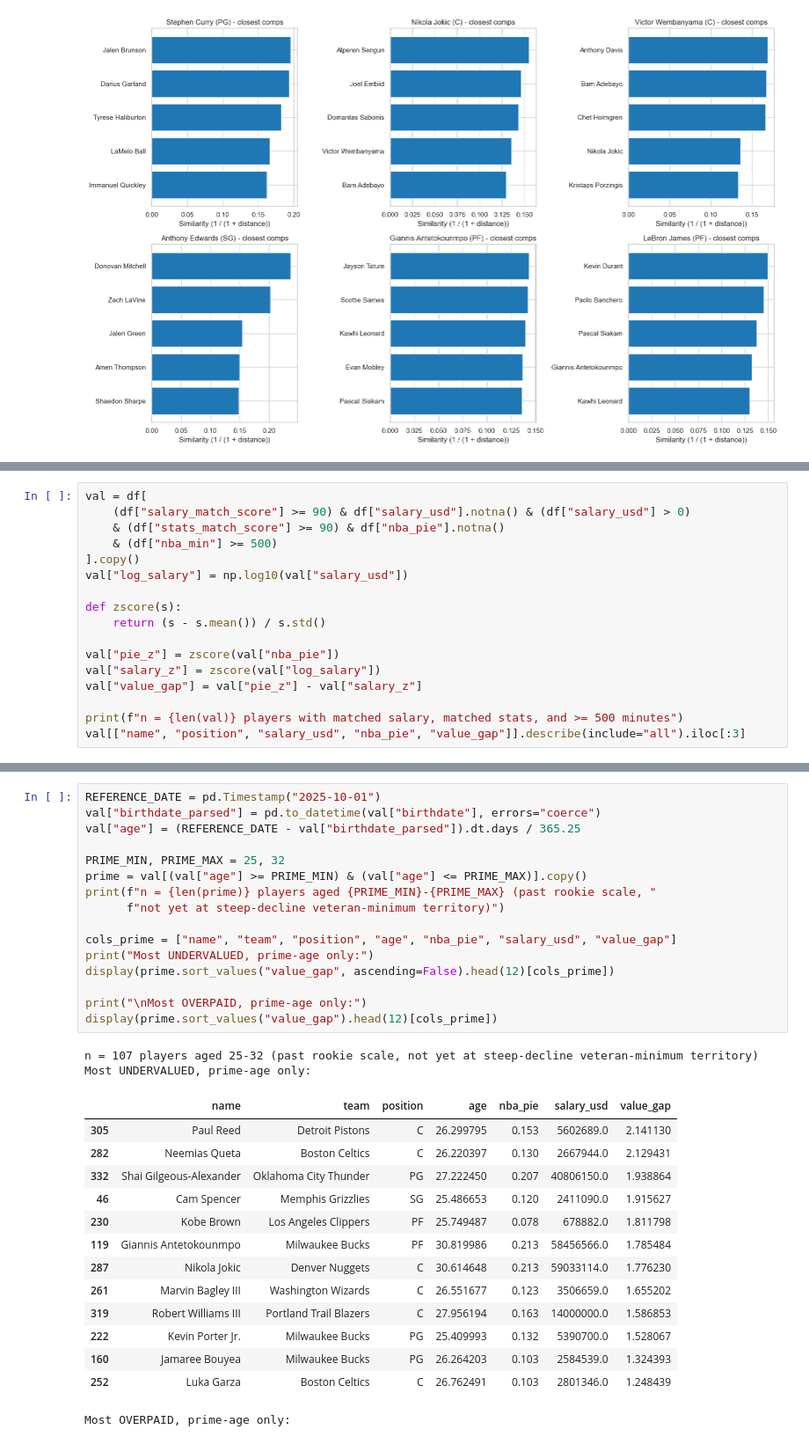
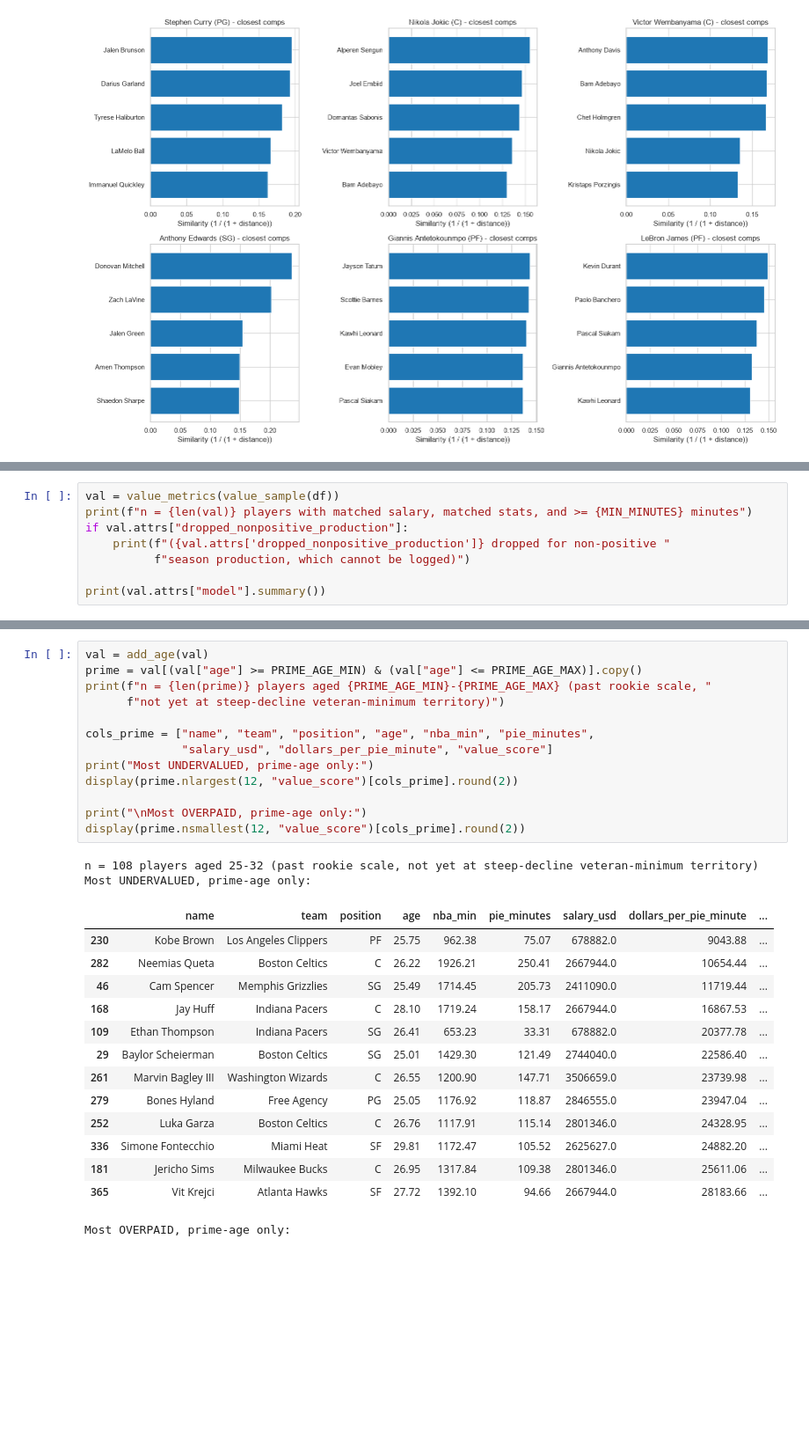
Before and after one commit to thompgt/nba2k26-analysis, a Jupyter notebook: notebooks/04_similarity_and_value.ipynb, the cells around one changed output, grey strips where cells are left out. Shown at 88% size. Drawn from its saved outputs; the diff is of its cells as text; blank space fills up the shorter version.

```diff
--- a/notebooks/04_similarity_and_value.ipynb
+++ b/notebooks/04_similarity_and_value.ipynb
@@ -173,17 +164,0 @@ this season's output).
-# %%
-val = df[
-    (df["salary_match_score"] >= 90) & df["salary_usd"].notna() & (df["salary_usd"] > 0)
-    & (df["stats_match_score"] >= 90) & df["nba_pie"].notna()
-    & (df["nba_min"] >= 500)
-].copy()
-val["log_salary"] = np.log10(val["salary_usd"])
-
-def zscore(s):
-    return (s - s.mean()) / s.std()
-
-val["pie_z"] = zscore(val["nba_pie"])
-val["salary_z"] = zscore(val["log_salary"])
-val["value_gap"] = val["pie_z"] - val["salary_z"]
-
-print(f"n = {len(val)} players with matched salary, matched stats, and >= 500 minutes")
-val[["name", "position", "salary_usd", "nba_pie", "value_gap"]].describe(include="all").iloc[:3]
@@ -195,0 +187,8 @@ n = 205 players with matched salary, matched stats, and >= 500 minutes
+# %%
+val = value_metrics(value_sample(df))
+print(f"n = {len(val)} players with matched salary, matched stats, and >= {MIN_MINUTES} minutes")
+if val.attrs["dropped_nonpositive_production"]:
+    print(f"({val.attrs['dropped_nonpositive_production']} dropped for non-positive "
+          f"season production, which cannot be logged)")
+
+print(val.attrs["model"].summary())
@@ -274,33 +346,30 @@ roughly the last four years, we repeat the exercise below restricted to players
 # %%
-REFERENCE_DATE = pd.Timestamp("2025-10-01")
-val["birthdate_parsed"] = pd.to_datetime(val["birthdate"], errors="coerce")
-val["age"] = (REFERENCE_DATE - val["birthdate_parsed"]).dt.days / 365.25
-
-PRIME_MIN, PRIME_MAX = 25, 32
-prime = val[(val["age"] >= PRIME_MIN) & (val["age"] <= PRIME_MAX)].copy()
-print(f"n = {len(prime)} players aged {PRIME_MIN}-{PRIME_MAX} (past rookie scale, "
+val = add_age(val)
+prime = val[(val["age"] >= PRIME_AGE_MIN) & (val["age"] <= PRIME_AGE_MAX)].copy()
+print(f"n = {len(prime)} players aged {PRIME_AGE_MIN}-{PRIME_AGE_MAX} (past rookie scale, "
       f"not yet at steep-decline veteran-minimum territory)")
 
-cols_prime = ["name", "team", "position", "age", "nba_pie", "salary_usd", "value_gap"]
+cols_prime = ["name", "team", "position", "age", "nba_min", "pie_minutes",
+              "salary_usd", "dollars_per_pie_minute", "value_score"]
 print("Most UNDERVALUED, prime-age only:")
-display(prime.sort_values("value_gap", ascending=False).head(12)[cols_prime])
+display(prime.nlargest(12, "value_score")[cols_prime].round(2))
 
 print("\nMost OVERPAID, prime-age only:")
-display(prime.sort_values("value_gap").head(12)[cols_prime])
+display(prime.nsmallest(12, "value_score")[cols_prime].round(2))
 # %% [output]
-n = 107 players aged 25-32 (past rookie scale, not yet at steep-decline veteran-minimum territory)
+n = 108 players aged 25-32 (past rookie scale, not yet at steep-decline veteran-minimum territory)
 Most UNDERVALUED, prime-age only:
-|  | name | team | position | age | nba_pie | salary_usd | value_gap |
-| 305 | Paul Reed | Detroit Pistons | C | 26.299795 | 0.153 | 5602689.0 | 2.141130 |
-| 282 | Neemias Queta | Boston Celtics | C | 26.220397 | 0.130 | 2667944.0 | 2.129431 |
-| 332 | Shai Gilgeous-Alexander | Oklahoma City Thunder | PG | 27.222450 | 0.207 | 40806150.0 | 1.938864 |
-| 46 | Cam Spencer | Memphis Grizzlies | SG | 25.486653 | 0.120 | 2411090.0 | 1.915627 |
-| 230 | Kobe Brown | Los Angeles Clippers | PF | 25.749487 | 0.078 | 678882.0 | 1.811798 |
-| 119 | Giannis Antetokounmpo | Milwaukee Bucks | PF | 30.819986 | 0.213 | 58456566.0 | 1.785484 |
-| 287 | Nikola Jokic | Denver Nuggets | C | 30.614648 | 0.213 | 59033114.0 | 1.776230 |
-| 261 | Marvin Bagley III | Washington Wizards | C | 26.551677 | 0.123 | 3506659.0 | 1.655202 |
-| 319 | Robert Williams III | Portland Trail Blazers | C | 27.956194 | 0.163 | 14000000.0 | 1.586853 |
-| 222 | Kevin Porter Jr. | Milwaukee Bucks | PG | 25.409993 | 0.132 | 5390700.0 | 1.528067 |
-| 160 | Jamaree Bouyea | Milwaukee Bucks | PG | 26.264203 | 0.103 | 2584539.0 | 1.324393 |
-| 252 | Luka Garza | Boston Celtics | C | 26.762491 | 0.103 | 2801346.0 | 1.248439 |
+|  | name | team | position | age | nba_min | pie_minutes | salary_usd | dollars_per_pie_minute | ... |
+| 230 | Kobe Brown | Los Angeles Clippers | PF | 25.75 | 962.38 | 75.07 | 678882.0 | 9043.88 | ... |
+| 282 | Neemias Queta | Boston Celtics | C | 26.22 | 1926.21 | 250.41 | 2667944.0 | 10654.44 | ... |
+| 46 | Cam Spencer | Memphis Grizzlies | SG | 25.49 | 1714.45 | 205.73 | 2411090.0 | 11719.44 | ... |
+| 168 | Jay Huff | Indiana Pacers | C | 28.10 | 1719.24 | 158.17 | 2667944.0 | 16867.53 | ... |
+| 109 | Ethan Thompson | Indiana Pacers | SG | 26.41 | 653.23 | 33.31 | 678882.0 | 20377.78 | ... |
+| 29 | Baylor Scheierman | Boston Celtics | SG | 25.01 | 1429.30 | 121.49 | 2744040.0 | 22586.40 | ... |
+| 261 | Marvin Bagley III | Washington Wizards | C | 26.55 | 1200.90 | 147.71 | 3506659.0 | 23739.98 | ... |
+| 279 | Bones Hyland | Free Agency | PG | 25.05 | 1176.92 | 118.87 | 2846555.0 | 23947.04 | ... |
+| 252 | Luka Garza | Boston Celtics | C | 26.76 | 1117.91 | 115.14 | 2801346.0 | 24328.95 | ... |
+| 336 | Simone Fontecchio | Miami Heat | SF | 29.81 | 1172.47 | 105.52 | 2625627.0 | 24882.20 | ... |
+| 181 | Jericho Sims | Milwaukee Bucks | C | 26.95 | 1317.84 | 109.38 | 2801346.0 | 25611.06 | ... |
+| 365 | Vit Krejci | Atlanta Hawks | SF | 27.72 | 1392.10 | 94.66 | 2667944.0 | 28183.66 | ... |
 Most OVERPAID, prime-age only:
```
Also changed, not shown: parts of 17 cells of this notebook, 1 other file.
